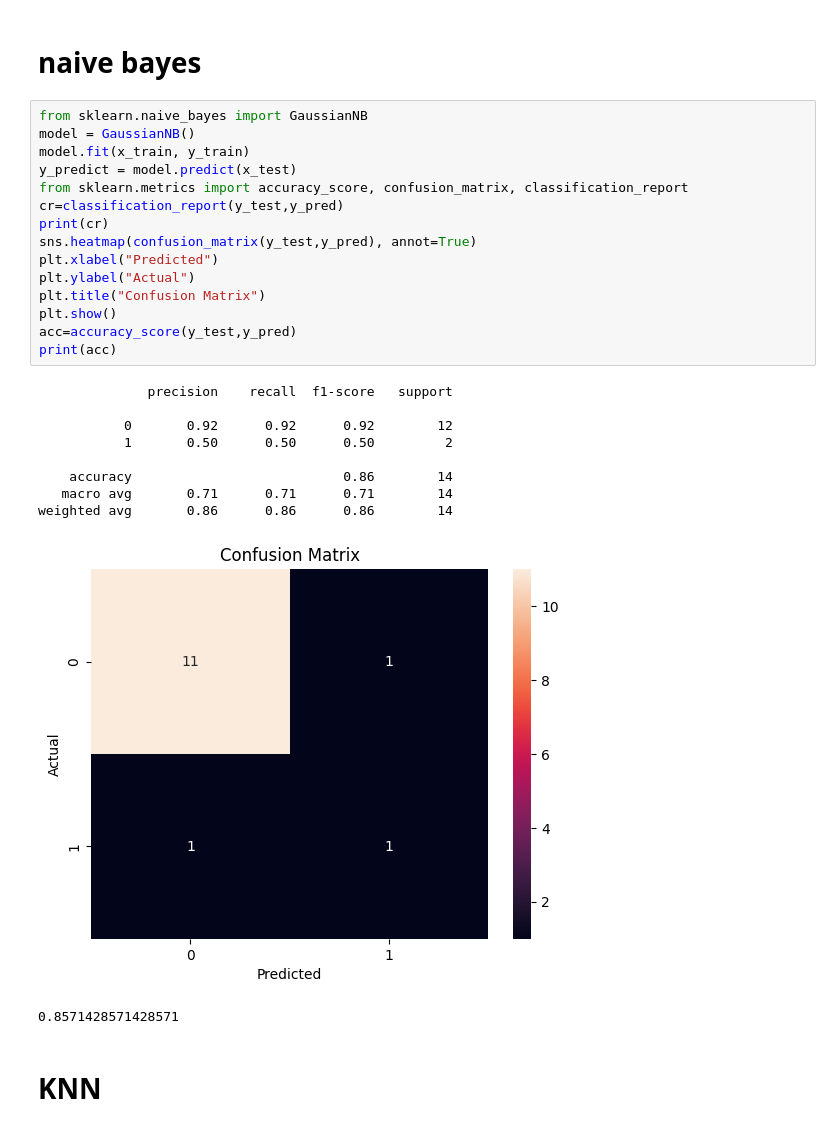
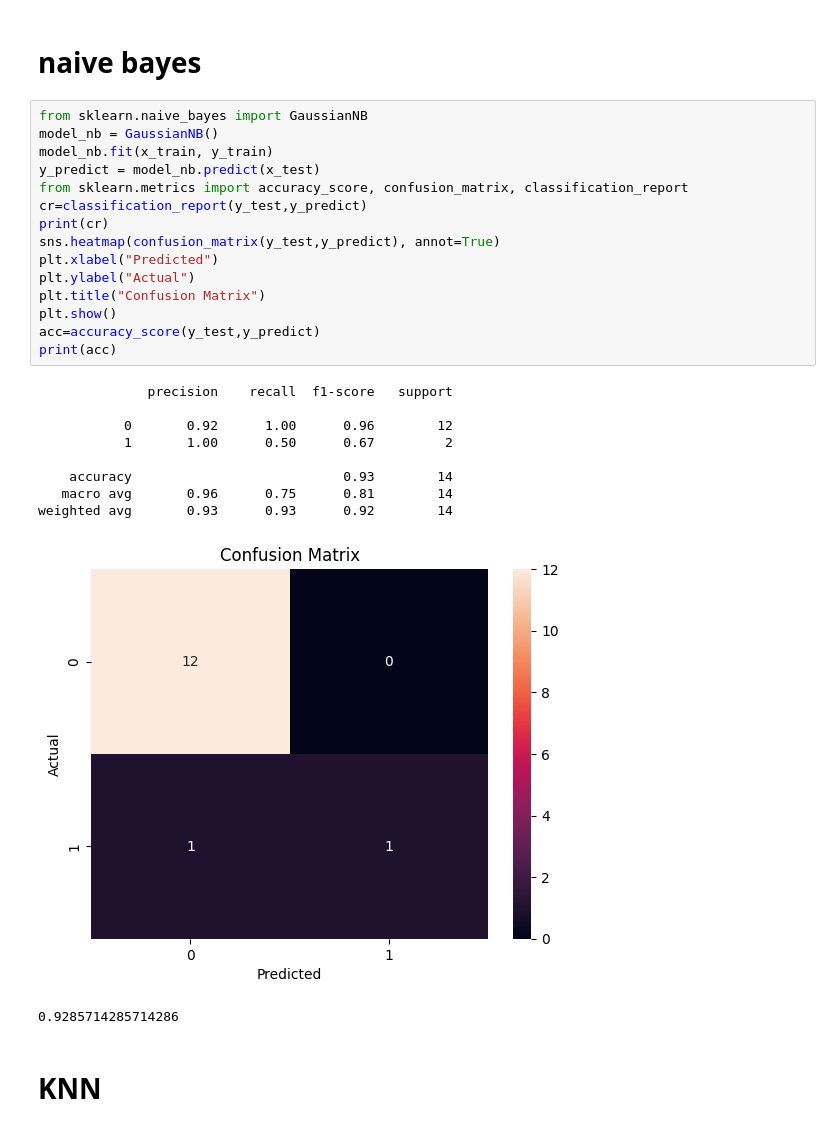
Before and after one commit to yousef-788/heart-failure-prediction, a Jupyter notebook: app.ipynb, the cells around one changed output. Saved outputs shown, nothing was run; the diff lists cells and outputs as text.

```diff
--- a/app.ipynb
+++ b/app.ipynb
@@ -260,30 +260,30 @@ weighted avg       0.86      0.86      0.86        14
 # naive bayes
 # %%
 from sklearn.naive_bayes import GaussianNB
-model = GaussianNB()
-model.fit(x_train, y_train)
-y_predict = model.predict(x_test)
+model_nb = GaussianNB()
+model_nb.fit(x_train, y_train)
+y_predict = model_nb.predict(x_test)
 from sklearn.metrics import accuracy_score, confusion_matrix, classification_report
-cr=classification_report(y_test,y_pred)
+cr=classification_report(y_test,y_predict)
 print(cr)
-sns.heatmap(confusion_matrix(y_test,y_pred), annot=True)
+sns.heatmap(confusion_matrix(y_test,y_predict), annot=True)
 plt.xlabel("Predicted")
 plt.ylabel("Actual")
 plt.title("Confusion Matrix")
 plt.show()
-acc=accuracy_score(y_test,y_pred)
+acc=accuracy_score(y_test,y_predict)
 print(acc)
 # %% [output]
               precision    recall  f1-score   support
 
-           0       0.92      0.92      0.92        12
-           1       0.50      0.50      0.50         2
+           0       0.92      1.00      0.96        12
+           1       1.00      0.50      0.67         2
 
-    accuracy                           0.86        14
-   macro avg       0.71      0.71      0.71        14
-weighted avg       0.86      0.86      0.86        14
+    accuracy                           0.93        14
+   macro avg       0.96      0.75      0.81        14
+weighted avg       0.93      0.93      0.92        14
-[figure, old version]
+[figure, new version]
-0.8571428571428571
+0.9285714285714286
 # %% [markdown]
 # KNN
 # %%
```
Also changed, not shown: parts of 15 cells of this notebook, 2 other files.
